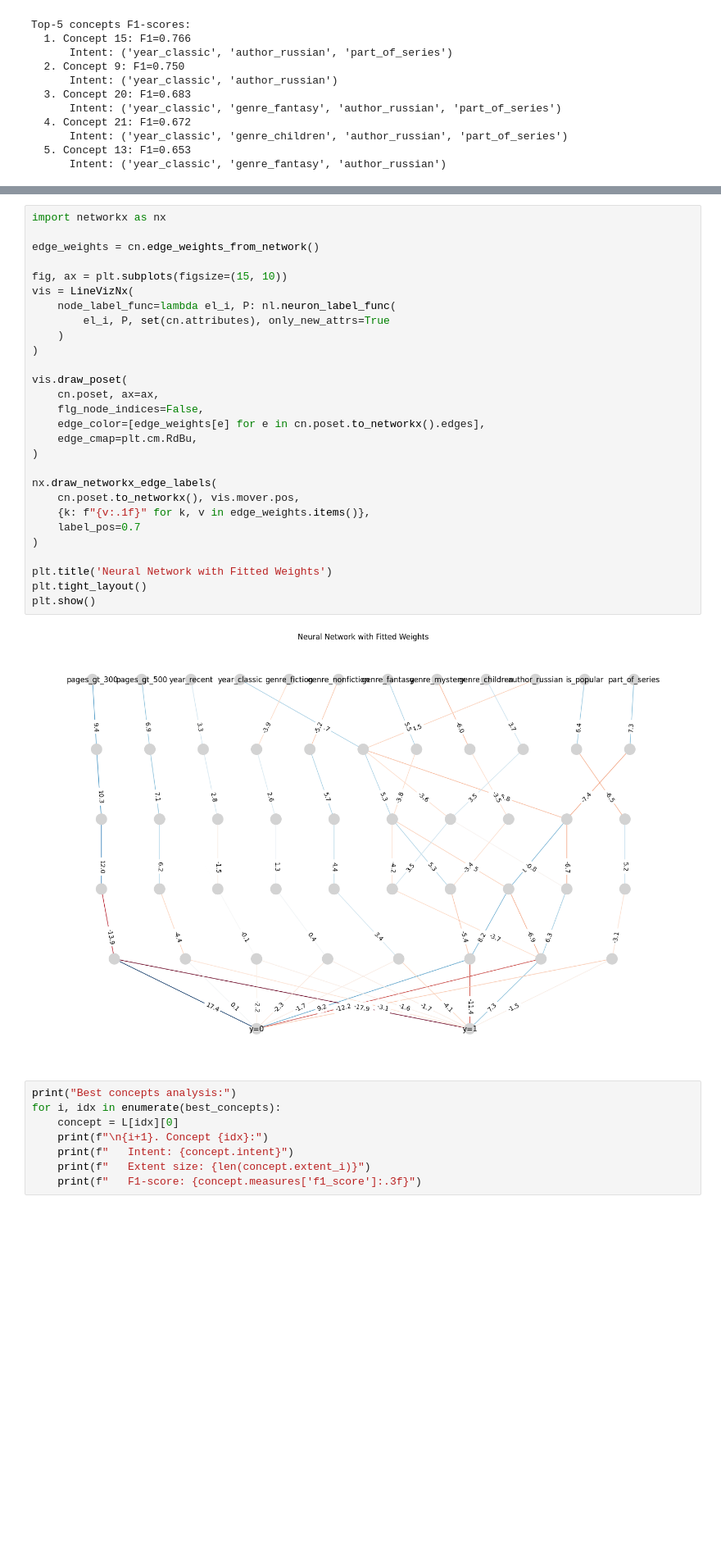
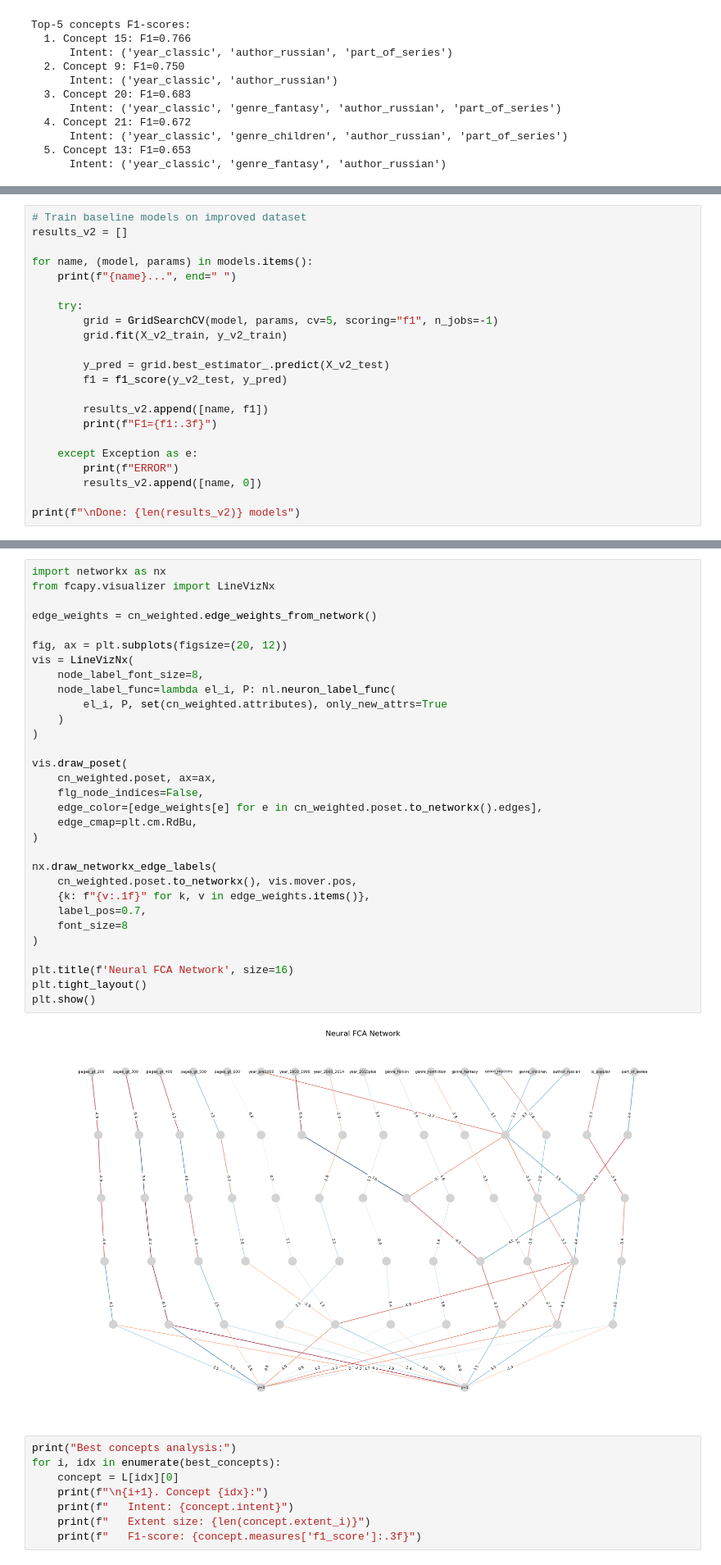
Before and after one commit to GodofRussia/neuralFCA_Ilya_Tarasov_and_Ilya_Mochalov, a Jupyter notebook: demo.ipynb, the cells around one changed output, grey strips where cells are left out. Shown at 82% size. Cells and saved outputs as stored; diff of their text form; blank space fills up the shorter version.

Commit message:
improved scaling and weights train

```diff
--- a/demo.ipynb
+++ b/demo.ipynb
@@ -406,0 +544,22 @@ Neural FCA (improved)  0.957447  0.866667
+# %%
+# Train baseline models on improved dataset
+results_v2 = []
+
+for name, (model, params) in models.items():
+    print(f"{name}...", end=" ")
+
+    try:
+        grid = GridSearchCV(model, params, cv=5, scoring="f1", n_jobs=-1)
+        grid.fit(X_v2_train, y_v2_train)
+
+        y_pred = grid.best_estimator_.predict(X_v2_test)
+        f1 = f1_score(y_v2_test, y_pred)
+
+        results_v2.append([name, f1])
+        print(f"F1={f1:.3f}")
+
+    except Exception as e:
+        print(f"ERROR")
+        results_v2.append([name, 0])
+
+print(f"\nDone: {len(results_v2)} models")
@@ -423,33 +629,36 @@ The problematic edges and nodes (in the form of {edge: overlapped nodes indexes}
 # %%
 import networkx as nx
+from fcapy.visualizer import LineVizNx
 
-edge_weights = cn.edge_weights_from_network()
+edge_weights = cn_weighted.edge_weights_from_network()
 
-fig, ax = plt.subplots(figsize=(15, 10))
+fig, ax = plt.subplots(figsize=(20, 12))
 vis = LineVizNx(
+    node_label_font_size=8,
     node_label_func=lambda el_i, P: nl.neuron_label_func(
-        el_i, P, set(cn.attributes), only_new_attrs=True
+        el_i, P, set(cn_weighted.attributes), only_new_attrs=True
     )
 )
 
 vis.draw_poset(
-    cn.poset, ax=ax,
+    cn_weighted.poset, ax=ax,
     flg_node_indices=False,
-    edge_color=[edge_weights[e] for e in cn.poset.to_networkx().edges],
+    edge_color=[edge_weights[e] for e in cn_weighted.poset.to_networkx().edges],
     edge_cmap=plt.cm.RdBu,
 )
 
 nx.draw_networkx_edge_labels(
-    cn.poset.to_networkx(), vis.mover.pos,
+    cn_weighted.poset.to_networkx(), vis.mover.pos,
     {k: f"{v:.1f}" for k, v in edge_weights.items()},
-    label_pos=0.7
+    label_pos=0.7,
+    font_size=8
 )
 
-plt.title('Neural Network with Fitted Weights')
+plt.title(f'Neural FCA Network', size=16)
 plt.tight_layout()
 plt.show()
 # %% [output]
-[figure, old version]
+[figure, new version]
 # %%
 print("Best concepts analysis:")
 for i, idx in enumerate(best_concepts):
```
Also changed, not shown: parts of 17 cells of this notebook, 2 other files.
